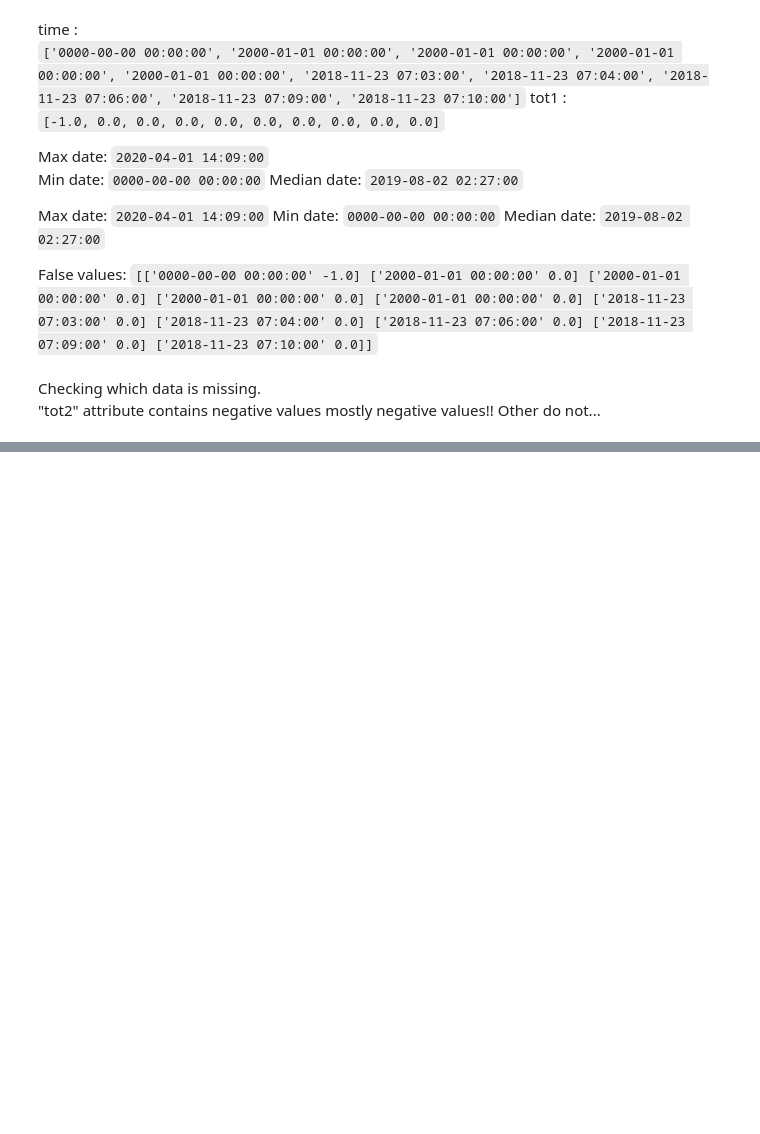
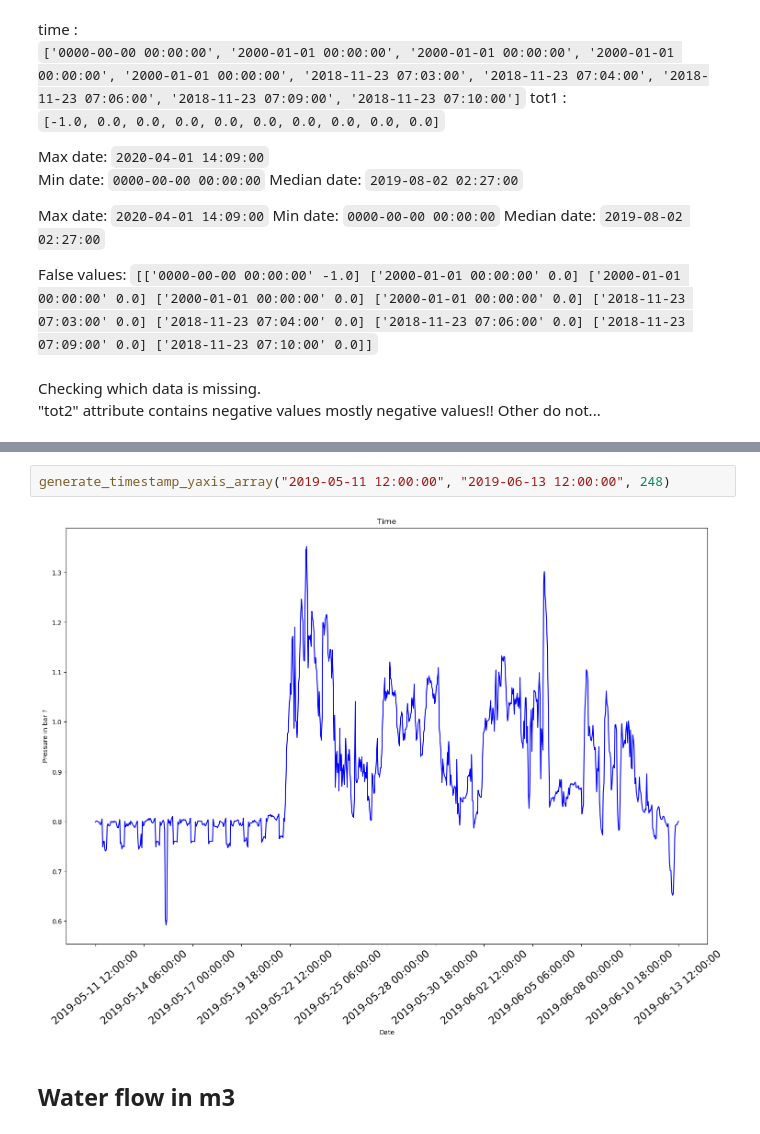
Before and after one commit to Zan-23/IJS_water_loss, a Jupyter notebook: notebooks/Intial data analysis.ipynb, the cells around one changed output, grey strips where cells are left out. Drawn from its saved outputs; the diff is of its cells as text; blank space fills up the shorter version.

```diff
--- a/notebooks/Intial data analysis.ipynb
+++ b/notebooks/Intial data analysis.ipynb
@@ -200,0 +243,6 @@ plt.show()
+# %%
+generate_timestamp_yaxis_array("2019-05-11 12:00:00", "2019-06-13 12:00:00", 248)
+# %% [output]
+[figure, added]
+# %% [markdown]
+## Water flow in m3
```
Also changed, not shown: parts of 11 cells of this notebook.
